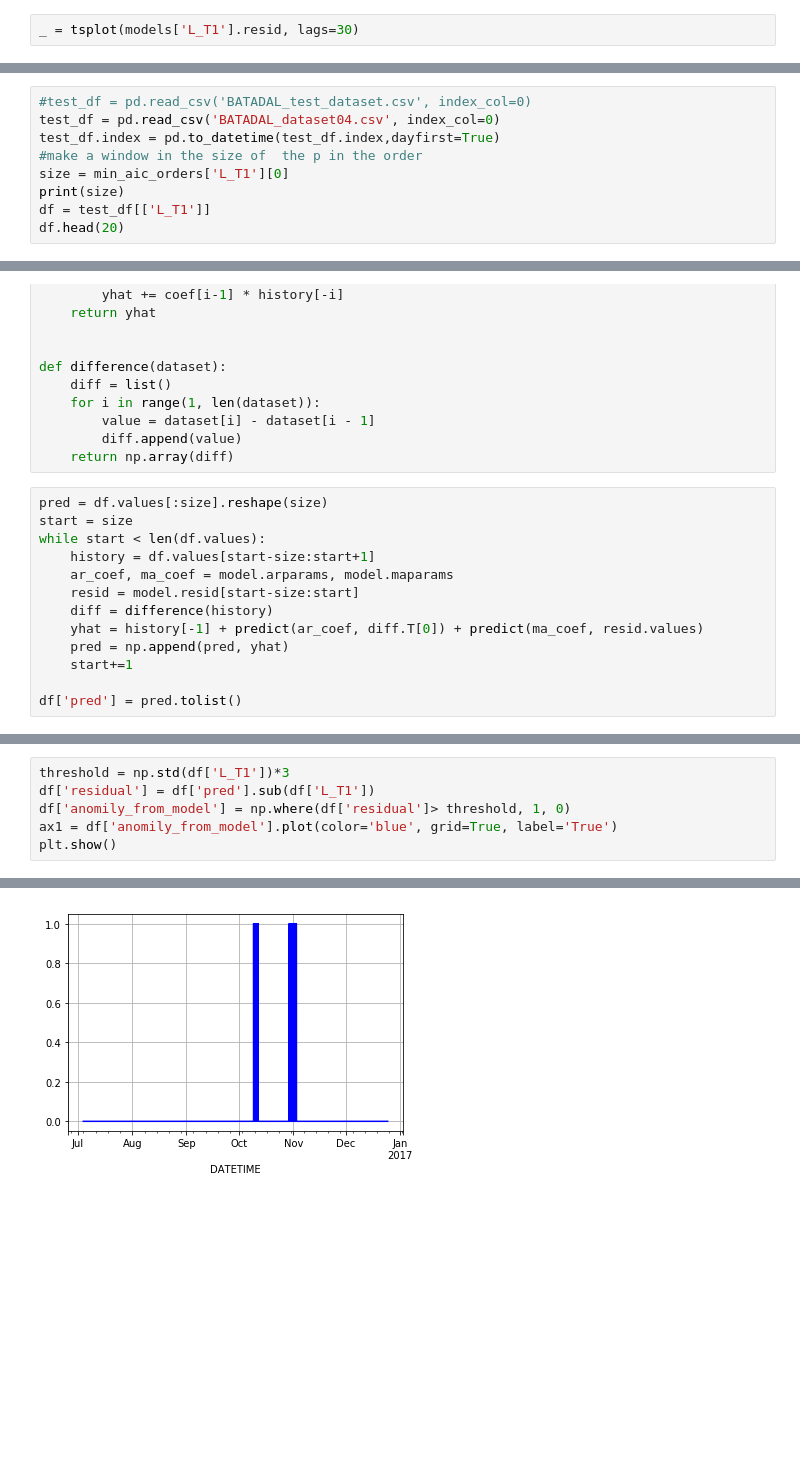
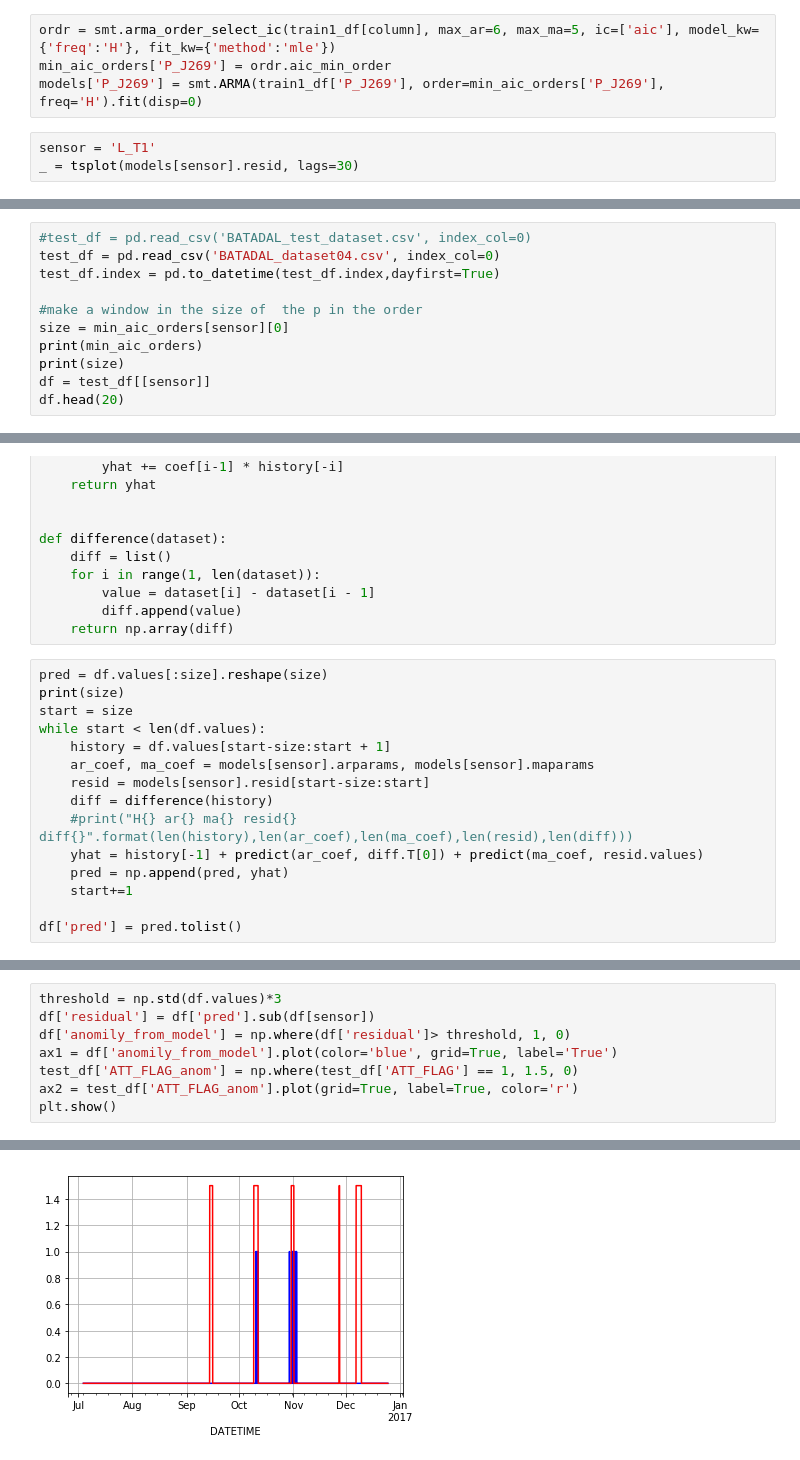
Before and after one commit to marius-pop0/CybeDataAnlaytics, a Jupyter notebook: assignment2/ARMA.ipynb, the cells around one changed output, grey strips where cells are left out. Saved outputs shown, nothing was run; the diff lists cells and outputs as text; blank space fills up the shorter version.

```diff
--- a/assignment2/ARMA.ipynb
+++ b/assignment2/ARMA.ipynb
@@ -102,14 +185,21 @@ MA.3            0.6108           +0.8630j            1.0573            0.1520
+# %%
+ordr = smt.arma_order_select_ic(train1_df[column], max_ar=6, max_ma=5, ic=['aic'], model_kw={'freq':'H'}, fit_kw={'method':'mle'})
+min_aic_orders['P_J269'] = ordr.aic_min_order
+models['P_J269'] = smt.ARMA(train1_df['P_J269'], order=min_aic_orders['P_J269'], freq='H').fit(disp=0)
 # %%
-_ = tsplot(models['L_T1'].resid, lags=30)
+sensor = 'L_T1'
+_ = tsplot(models[sensor].resid, lags=30)
 # %% [output]
 [figure]
 # %%
 #test_df = pd.read_csv('BATADAL_test_dataset.csv', index_col=0)
 test_df = pd.read_csv('BATADAL_dataset04.csv', index_col=0)
 test_df.index = pd.to_datetime(test_df.index,dayfirst=True)
+
 #make a window in the size of  the p in the order
-size = min_aic_orders['L_T1'][0]
+size = min_aic_orders[sensor][0]
+print(min_aic_orders)
 print(size)
-df = test_df[['L_T1']]
+df = test_df[[sensor]]
 df.head(20)
 # %% [output]
@@ -150,12 +241,14 @@ def difference(dataset):
     return np.array(diff)
 # %%
 pred = df.values[:size].reshape(size)
+print(size)
 start = size
 while start < len(df.values):
-    history = df.values[start-size:start+1]
-    ar_coef, ma_coef = model.arparams, model.maparams
-    resid = model.resid[start-size:start]
+    history = df.values[start-size:start + 1]
+    ar_coef, ma_coef = models[sensor].arparams, models[sensor].maparams
+    resid = models[sensor].resid[start-size:start]
     diff = difference(history)
+    #print("H{} ar{} ma{} resid{} diff{}".format(len(history),len(ar_coef),len(ma_coef),len(resid),len(diff)))
     yhat = history[-1] + predict(ar_coef, diff.T[0]) + predict(ma_coef, resid.values)
     pred = np.append(pred, yhat)
     start+=1
@@ -176,9 +269,11 @@ plt.show()
 # %% [output]
 [figure]
 # %%
-threshold = np.std(df['L_T1'])*3
-df['residual'] = df['pred'].sub(df['L_T1'])
+threshold = np.std(df.values)*3
+df['residual'] = df['pred'].sub(df[sensor])
 df['anomily_from_model'] = np.where(df['residual']> threshold, 1, 0)
 ax1 = df['anomily_from_model'].plot(color='blue', grid=True, label='True')
+test_df['ATT_FLAG_anom'] = np.where(test_df['ATT_FLAG'] == 1, 1.5, 0)
+ax2 = test_df['ATT_FLAG_anom'].plot(grid=True, label=True, color='r')
 plt.show()
 # %% [output]
@@ -202 +290 @@ See the caveats in the documentation: http://pandas.pydata.org/pandas-docs/stabl
-[figure, old version]
+[figure, new version]
```
Also changed, not shown: parts of 10 cells of this notebook.
